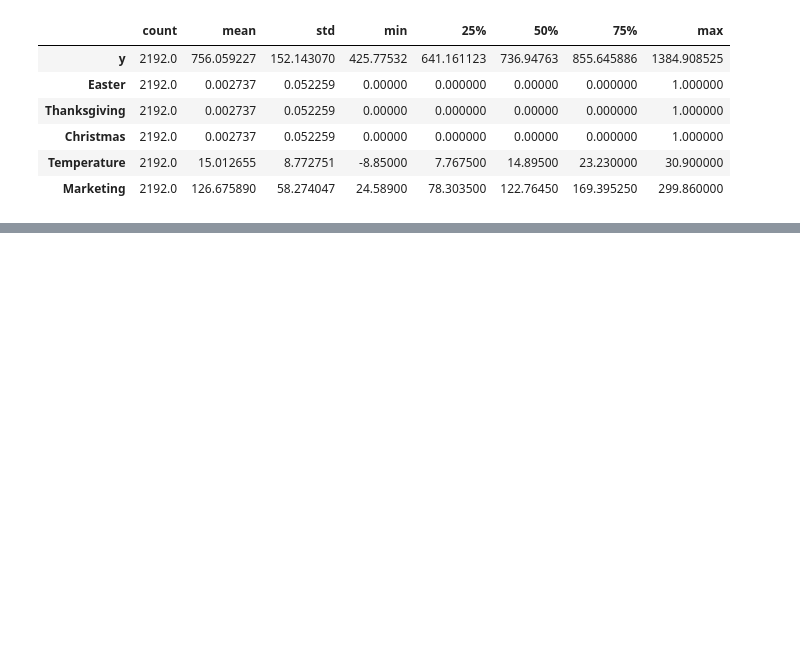
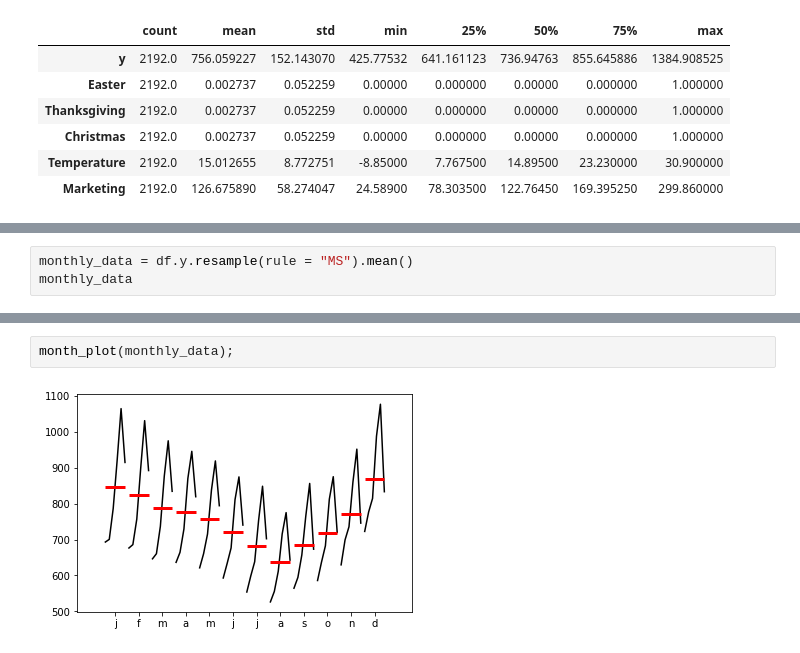
Before and after one commit to ultragorira/AI_and_ML, a Jupyter notebook: TimeSeries/ZTM_TimeSeries/EDA.ipynb, the cells around one changed output, grey strips where cells are left out. Saved outputs shown, nothing was run; the diff lists cells and outputs as text; blank space fills up the shorter version.

```diff
--- a/TimeSeries/ZTM_TimeSeries/EDA.ipynb
+++ b/TimeSeries/ZTM_TimeSeries/EDA.ipynb
@@ -46,0 +66,3 @@ df.describe().transpose()
+# %%
+monthly_data = df.y.resample(rule = "MS").mean()
+monthly_data
@@ -46,0 +83,4 @@ df.describe().transpose()
+# %%
+month_plot(monthly_data);
+# %% [output]
+[figure, added]
```
Also changed, not shown: parts of 15 cells of this notebook.
